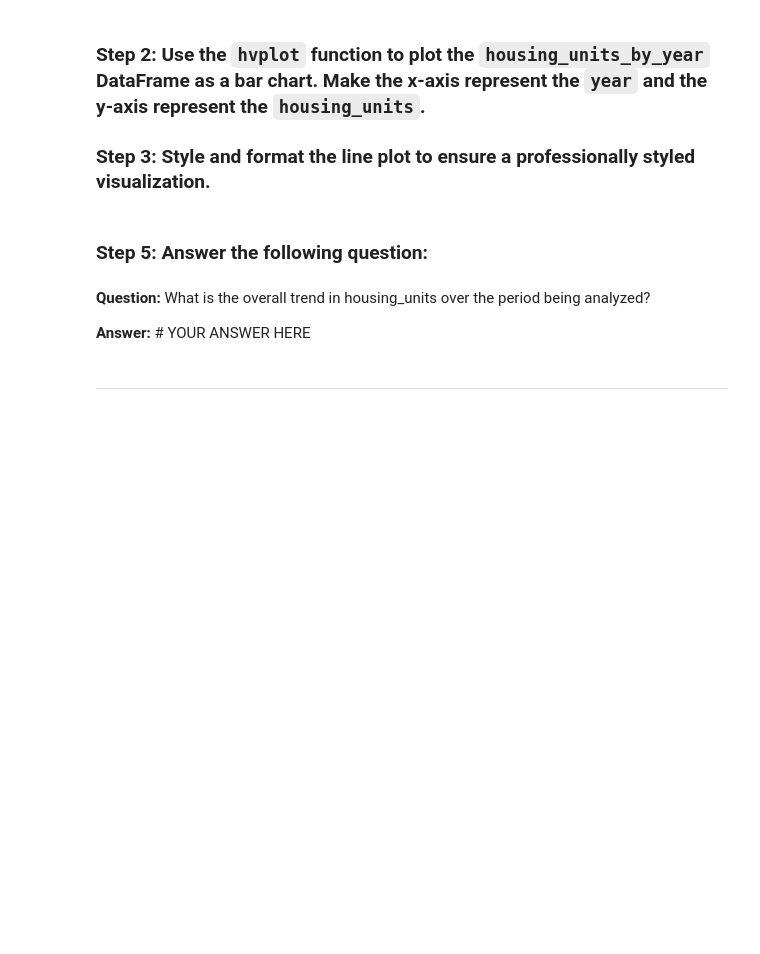
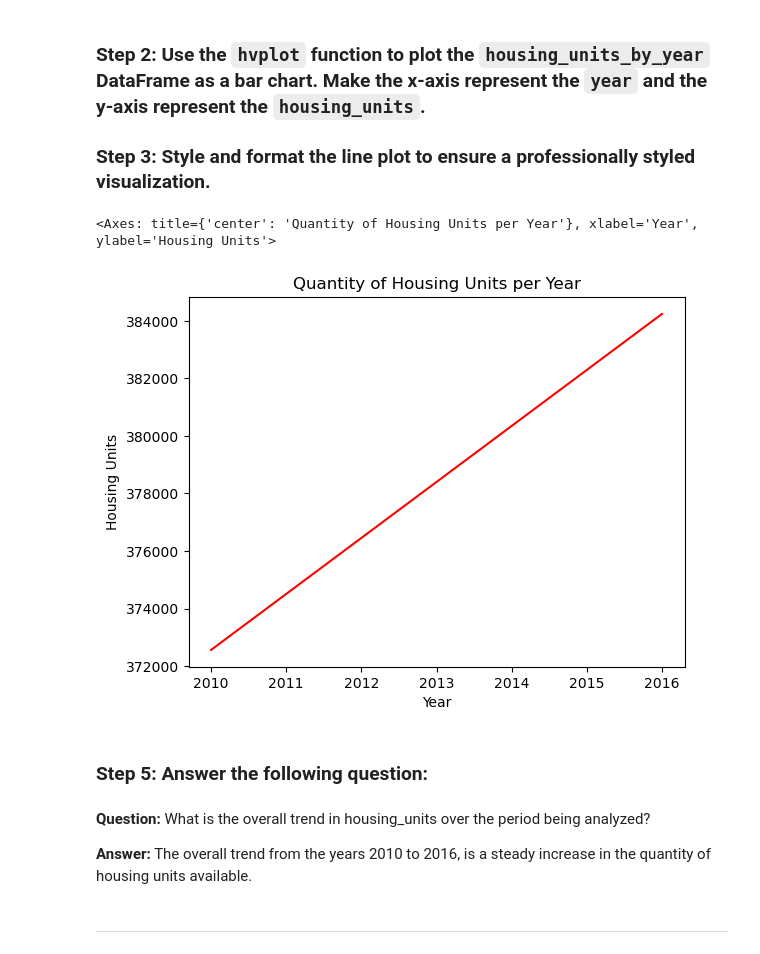
Before and after one commit to ppatel0910/san_francisco_housing_analysis, a Jupyter notebook: san_francisco_housing.ipynb, the cells around one changed output. Saved outputs shown, nothing was run; the diff lists cells and outputs as text; code cells hidden in the pictures; blank space fills up the shorter version.

Commit message:
Calcualted and plotted the housing units by year, and analyzed the graph

```diff
--- a/san_francisco_housing.ipynb
+++ b/san_francisco_housing.ipynb
@@ -131,7 +127,7 @@ from pathlib import Path
 # %%
 # Using the read_csv function and Path module, create a DataFrame
 # by importing the sfo_neighborhoods_census_data.csv file from the Resources folder
-file_path = Path("fintech-boot-camp/Homework/06-Pyviz/Instructions/Starter_Code/Resources/sfo_neighborhoods_census_data.csv")
+file_path = Path("../fintech-boot-camp/Homework/06-Pyviz/Instructions/Starter_Code/Resources/sfo_neighborhoods_census_data.csv")
 sfo_data_df = pd.read_csv(file_path)
 
 # Review the first and last five rows of the DataFrame
@@ -168,7 +164,7 @@ For this part of the assignment, use numerical and visual aggregation to calcula
 ### Step 1: Use the `groupby` function to group the data by year. Aggregate the results by the `mean` of the groups.
 # %%
 # Create a numerical aggregation that groups the data by the year and then averages the results.
-housing_units_by_year = # YOUR CODE HERE
+housing_units_by_year = sfo_data_df.groupby("year")["housing_units"].mean()
 
 # Review the DataFrame
-# YOUR CODE HERE
+housing_units_by_year
@@ -178,13 +184,21 @@ housing_units_by_year = # YOUR CODE HERE
 ### Step 3: Style and format the line plot to ensure a professionally styled visualization.
 # %%
 # Create a visual aggregation explore the housing units by year
-# YOUR CODE HERE
+housing_units_by_year.plot(title = "Quantity of Housing Units per Year",
+                           x = "year",
+                           xlabel = "Year",
+                           y = "housing_units",
+                           ylabel = "Housing Units",
+                           color = "red")
+# %% [output]
+<Axes: title={'center': 'Quantity of Housing Units per Year'}, xlabel='Year', ylabel='Housing Units'>
+[figure, added]
 # %% [markdown]
 ### Step 5: Answer the following question:
 # %% [markdown]
 **Question:** What is the overall trend in housing_units over the period being analyzed?
 
-**Answer:** # YOUR ANSWER HERE
+**Answer:** The overall trend from the years 2010 to 2016, is a steady increase in the quantity of housing units available.
 # %% [markdown]
 ---
 # %% [markdown]
```
Also changed, not shown: parts of 2 cells of this notebook.
